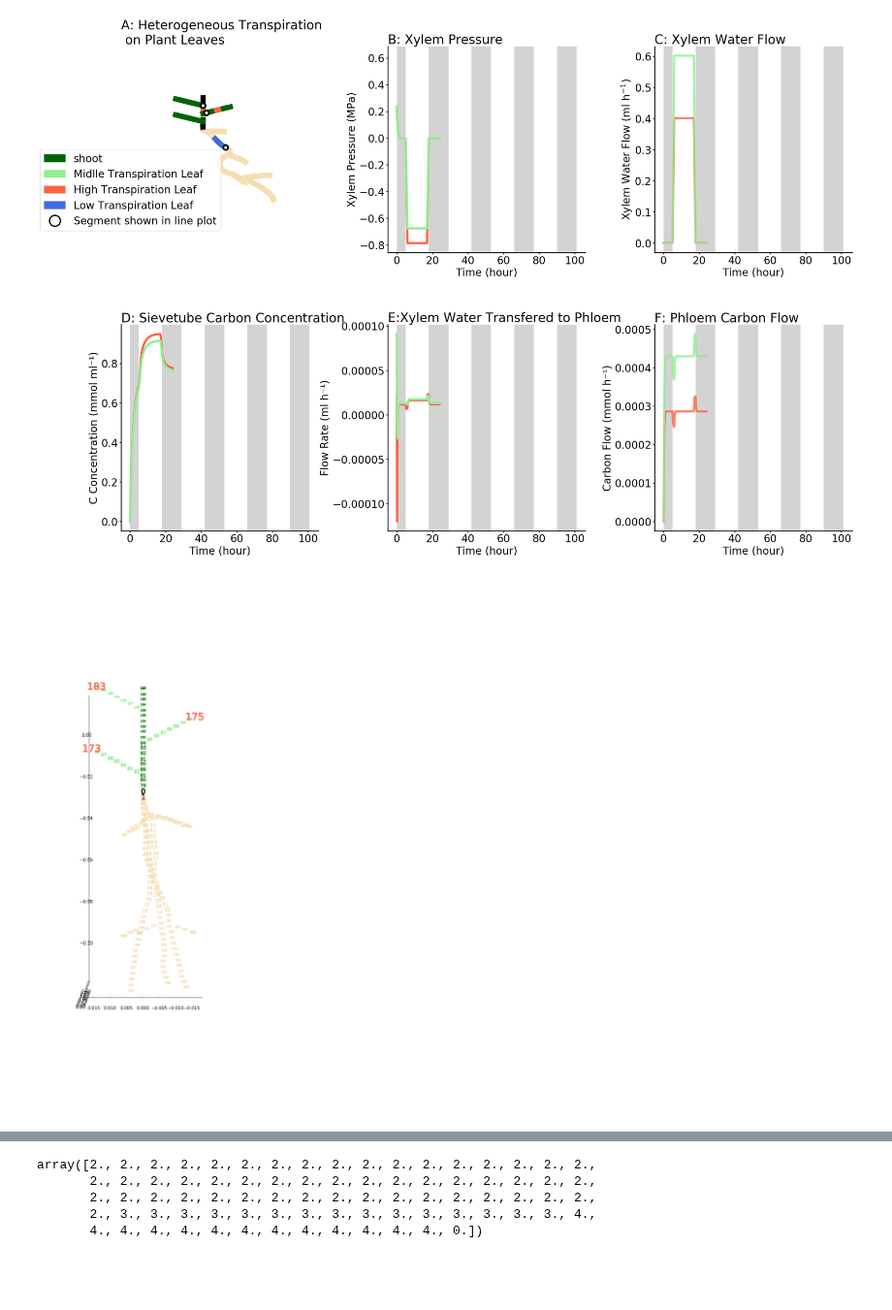
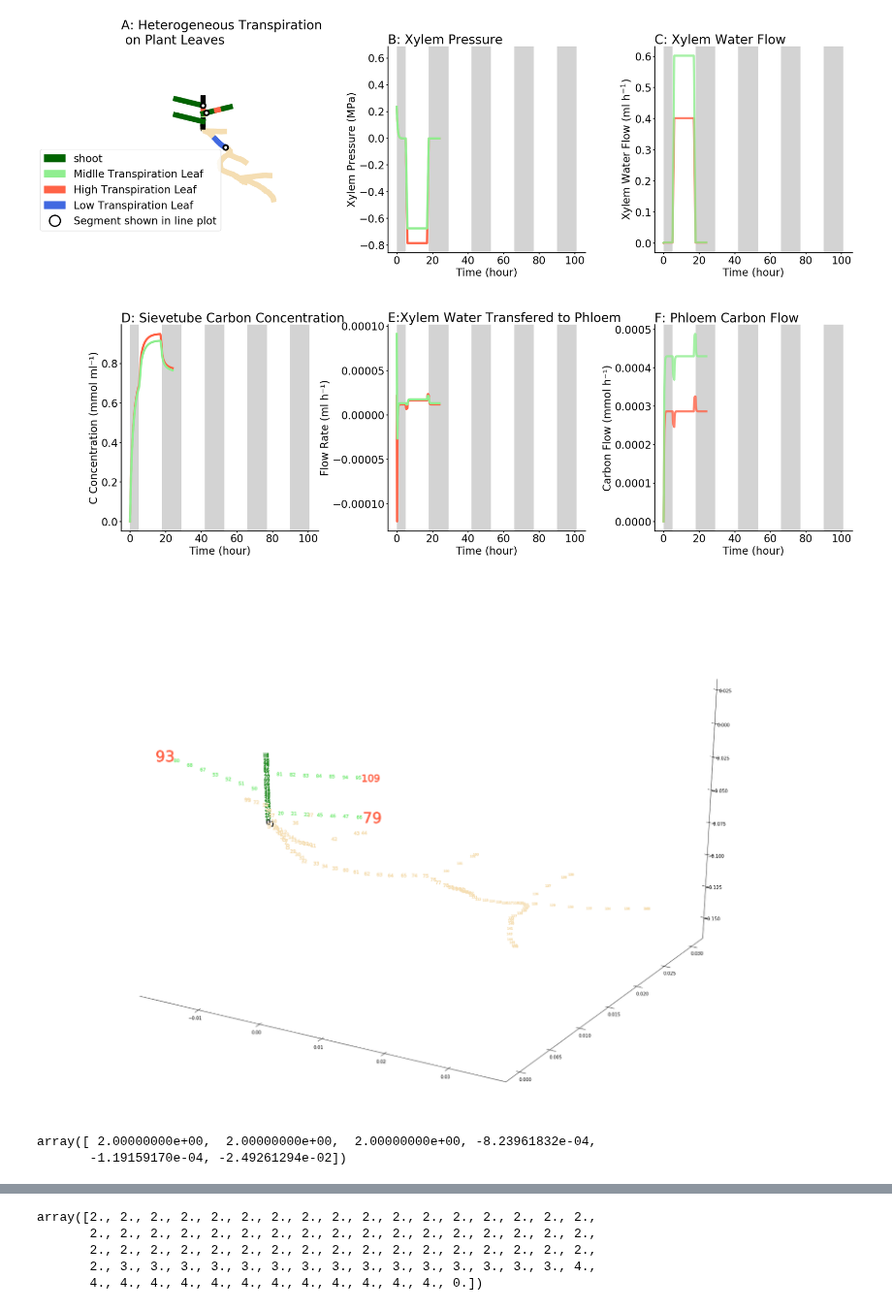
Before and after one commit to Plant-Root-Soil-Interactions-Modelling/CPlantBox, a Jupyter notebook: tutorial/jupyter/Carbon_feedback_debug.ipynb, the cells around one changed output, grey strips where cells are left out. Shown at 97% size. Cells and saved outputs as stored; diff of their text form; code cells hidden in the pictures; blank space fills up the shorter version.

```diff
--- a/tutorial/jupyter/Carbon_feedback_debug.ipynb
+++ b/tutorial/jupyter/Carbon_feedback_debug.ipynb
@@ -1109,7 +1384,7 @@ def organ_color(int):
 
 nodes_cor = python_nodes(plant)
 
-plt.rcParams['figure.figsize'] = [8, 22]
+plt.rcParams['figure.figsize'] = [30, 22]
 
 
 from mpl_toolkits.mplot3d import Axes3D
@@ -1129,33 +1404,38 @@ z =nodes_cor[:,5]
 # Get rid of colored axes planes
 # First remove fill
 ax.xaxis.pane.fill = False
 ax.yaxis.pane.fill = False
 ax.zaxis.pane.fill = False
 
 # Now set color to white (or whatever is "invisible")
 ax.xaxis.pane.set_edgecolor('w')
 ax.yaxis.pane.set_edgecolor('w')
 ax.zaxis.pane.set_edgecolor('w')
 
 # Bonus: To get rid of the grid as well:
 ax.grid(False)
 
 for i in range(len(nodes_cor)): #assign all the source to red large font size
     if (nodes_cor[i,1] == 8 or nodes_cor[i,1] == 4) and nodes_cor[i,2] == 1:
         ax.plot([x[i]], [y[i]], [z[i]], marker='${}$'.format(i),
                 markersize=40, color='tomato')
     else:
         ax.plot([x[i]], [y[i]], [z[i]], marker='${}$'.format(i),#mapping all the organ color green or yellow
                 markersize=12, color=organ_color(i))
 
 ax.set_xlabel('')
 ax.set_ylabel('')
 ax.set_zlabel('')
-ax.set_ylim3d(2,0)
+#ax.set_ylim3d(2,0)
 # ax.set_zlim3d(-1,7.5)
 # ax.set_xlim3d(-0.2,0.2)
-ax.view_init(0, 90)
+#ax.view_init(0, 90)
 plt.show()
 fig.savefig("{}.png".format('3d with node number{}'.format(name)), bbox_inches='tight', dpi=300)
 # %% [output]
-[figure, old version]
+[figure, new version]
+# %%
+nodes_cor[2]
+# %% [output]
+array([ 2.00000000e+00,  2.00000000e+00,  2.00000000e+00, -8.23961832e-04,
+       -1.19159170e-04, -2.49261294e-02])
```
Also changed, not shown: parts of 56 cells of this notebook, 6 other files.
